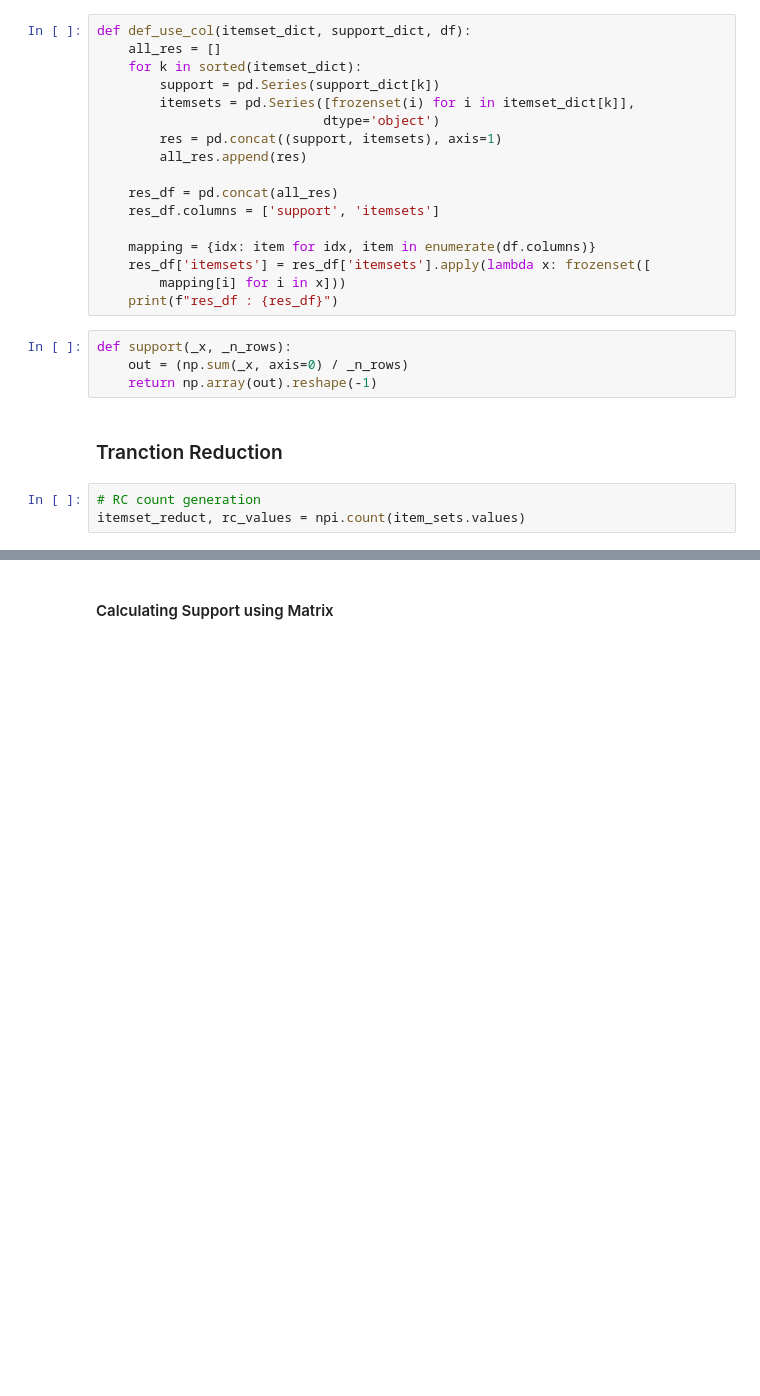
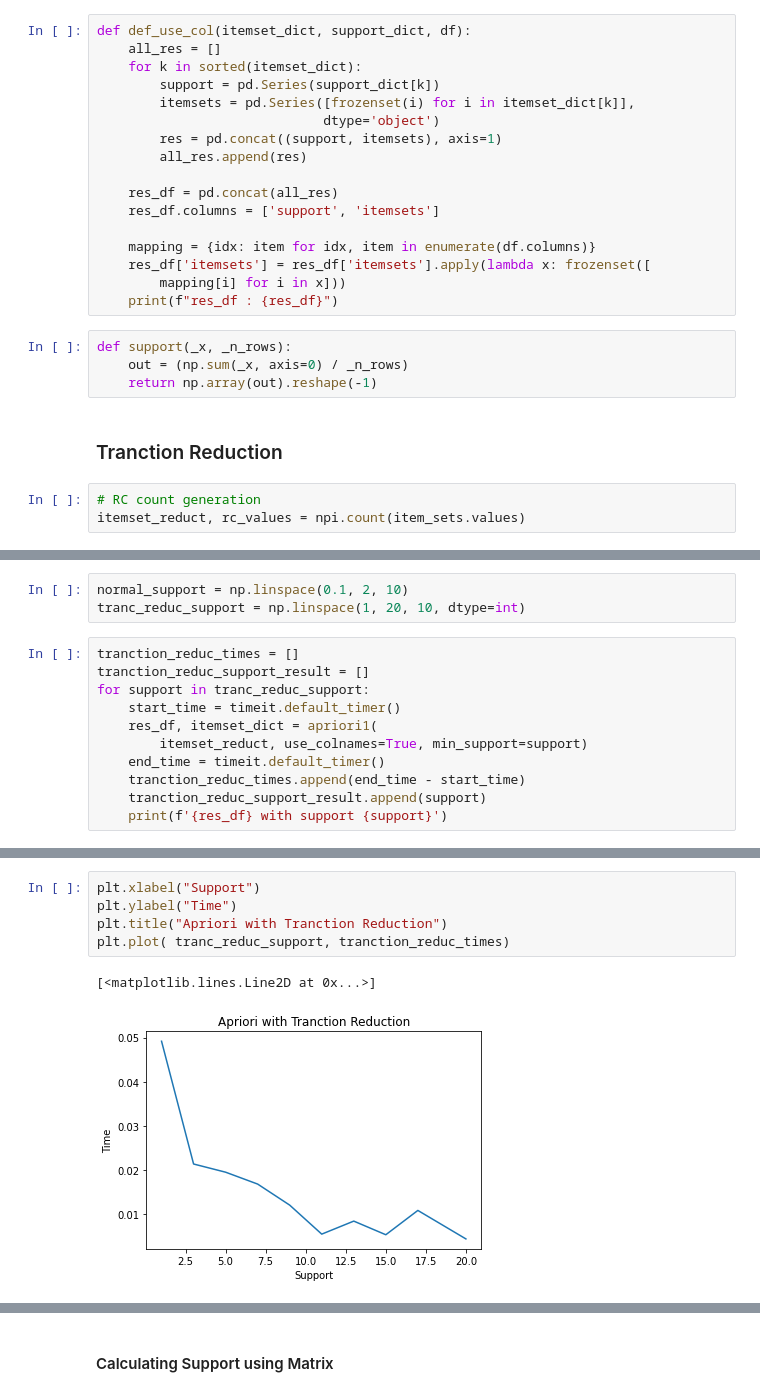
Before and after one commit to khysokhornrupp/RUPP-Apriori-, a Jupyter notebook: all_in_one_test.ipynb, the cells around one changed output, grey strips where cells are left out. Drawn from its saved outputs; the diff is of its cells as text; blank space fills up the shorter version.

```diff
--- a/all_in_one_test.ipynb
+++ b/all_in_one_test.ipynb
@@ -1029,0 +950,14 @@ itemset_index,  itemset = fre_1_itemset(itemset_reduct)
+# %%
+normal_support = np.linspace(0.1, 2, 10)
+tranc_reduc_support = np.linspace(1, 20, 10, dtype=int)
+# %%
+tranction_reduc_times = []
+tranction_reduc_support_result = []
+for support in tranc_reduc_support:
+    start_time = timeit.default_timer()
+    res_df, itemset_dict = apriori1(
+        itemset_reduct, use_colnames=True, min_support=support)
+    end_time = timeit.default_timer()
+    tranction_reduc_times.append(end_time - start_time)
+    tranction_reduc_support_result.append(support)
+    print(f'{res_df} with support {support}')
@@ -1029,0 +982,8 @@ itemset_index,  itemset = fre_1_itemset(itemset_reduct)
+# %%
+plt.xlabel("Support")
+plt.ylabel("Time")
+plt.title("Apriori with Tranction Reduction")
+plt.plot( tranc_reduc_support, tranction_reduc_times)
+# %% [output]
+[<matplotlib.lines.Line2D at 0x...>]
+[figure, added]
```
Also changed, not shown: parts of 34 cells of this notebook.
